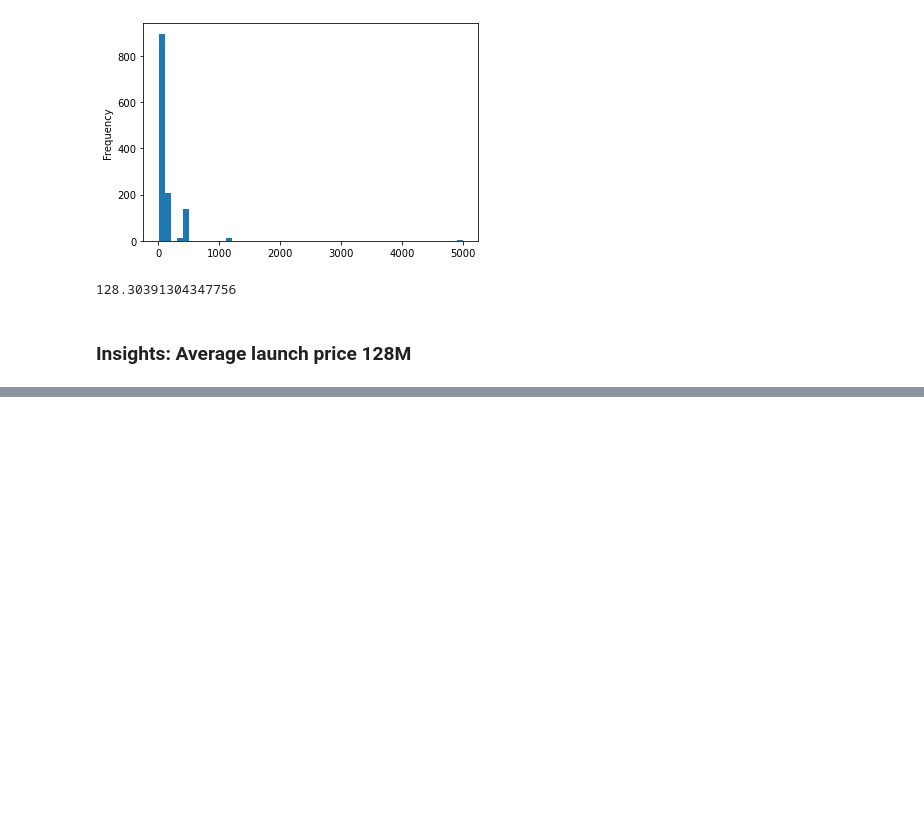
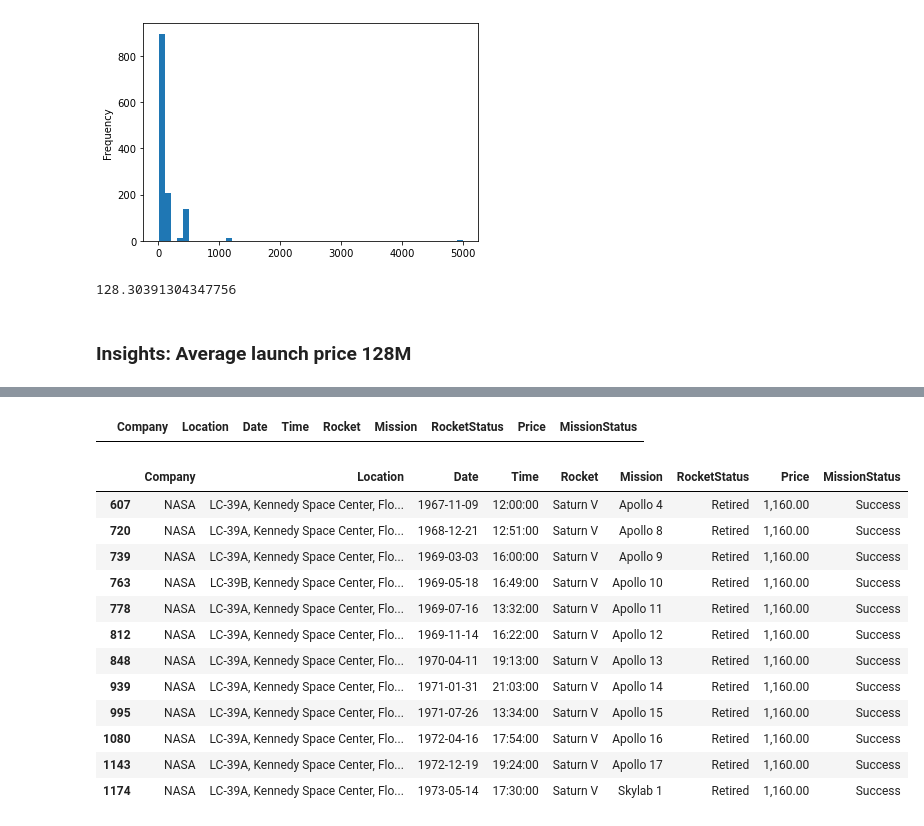
Before and after one commit to RahulRajdkp/Data-Analysis, a Jupyter notebook: EDA_Space_dataset.ipynb, the cells around one changed output, grey strips where cells are left out. Drawn from its saved outputs; the diff is of its cells as text; code cells hidden in the pictures; blank space fills up the shorter version.

```diff
--- a/EDA_Space_dataset.ipynb
+++ b/EDA_Space_dataset.ipynb
@@ -759,0 +791,26 @@ notnullprice.mean()
+# %%
+r = sp['Rocket']== 'Saturn V'
+s = sp['MissionStatus']== 'Failure'
+
+sp[r&s]
+# %% [output]
+|  | Company | Location | Date | Time | Rocket | Mission | RocketStatus | Price | MissionStatus |
+# %%
+r = sp['Rocket']== 'Saturn V'
+s = sp['MissionStatus']== 'Success'
+
+sp[r&s]
+# %% [output]
+|  | Company | Location | Date | Time | Rocket | Mission | RocketStatus | Price | MissionStatus |
+| 607 | NASA | LC-39A, Kennedy Space Center, Flo... | 1967-11-09 | 12:00:00 | Saturn V | Apollo 4 | Retired | 1,160.00 | Success |
+| 720 | NASA | LC-39A, Kennedy Space Center, Flo... | 1968-12-21 | 12:51:00 | Saturn V | Apollo 8 | Retired | 1,160.00 | Success |
+| 739 | NASA | LC-39A, Kennedy Space Center, Flo... | 1969-03-03 | 16:00:00 | Saturn V | Apollo 9 | Retired | 1,160.00 | Success |
+| 763 | NASA | LC-39B, Kennedy Space Center, Flo... | 1969-05-18 | 16:49:00 | Saturn V | Apollo 10 | Retired | 1,160.00 | Success |
+| 778 | NASA | LC-39A, Kennedy Space Center, Flo... | 1969-07-16 | 13:32:00 | Saturn V | Apollo 11 | Retired | 1,160.00 | Success |
+| 812 | NASA | LC-39A, Kennedy Space Center, Flo... | 1969-11-14 | 16:22:00 | Saturn V | Apollo 12 | Retired | 1,160.00 | Success |
+| 848 | NASA | LC-39A, Kennedy Space Center, Flo... | 1970-04-11 | 19:13:00 | Saturn V | Apollo 13 | Retired | 1,160.00 | Success |
+| 939 | NASA | LC-39A, Kennedy Space Center, Flo... | 1971-01-31 | 21:03:00 | Saturn V | Apollo 14 | Retired | 1,160.00 | Success |
+| 995 | NASA | LC-39A, Kennedy Space Center, Flo... | 1971-07-26 | 13:34:00 | Saturn V | Apollo 15 | Retired | 1,160.00 | Success |
+| 1080 | NASA | LC-39A, Kennedy Space Center, Flo... | 1972-04-16 | 17:54:00 | Saturn V | Apollo 16 | Retired | 1,160.00 | Success |
+| 1143 | NASA | LC-39A, Kennedy Space Center, Flo... | 1972-12-19 | 19:24:00 | Saturn V | Apollo 17 | Retired | 1,160.00 | Success |
+| 1174 | NASA | LC-39A, Kennedy Space Center, Flo... | 1973-05-14 | 17:30:00 | Saturn V | Skylab 1 | Retired | 1,160.00 | Success |
```
Also changed, not shown: parts of 23 cells of this notebook.
